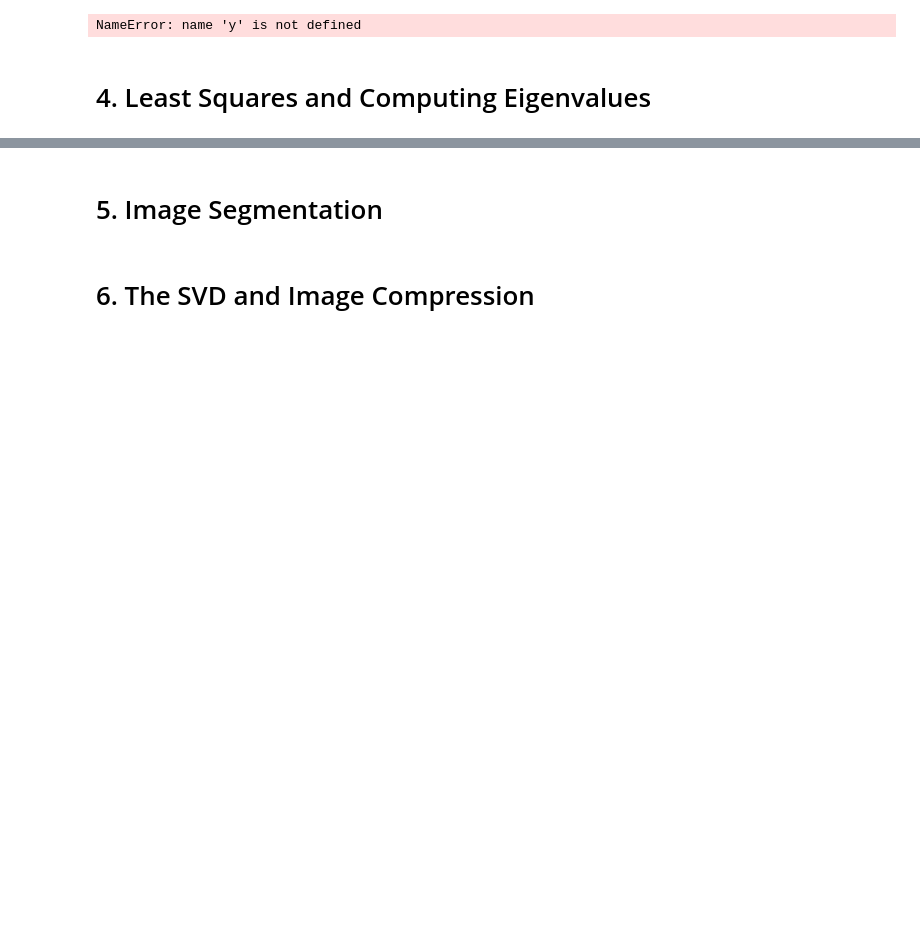
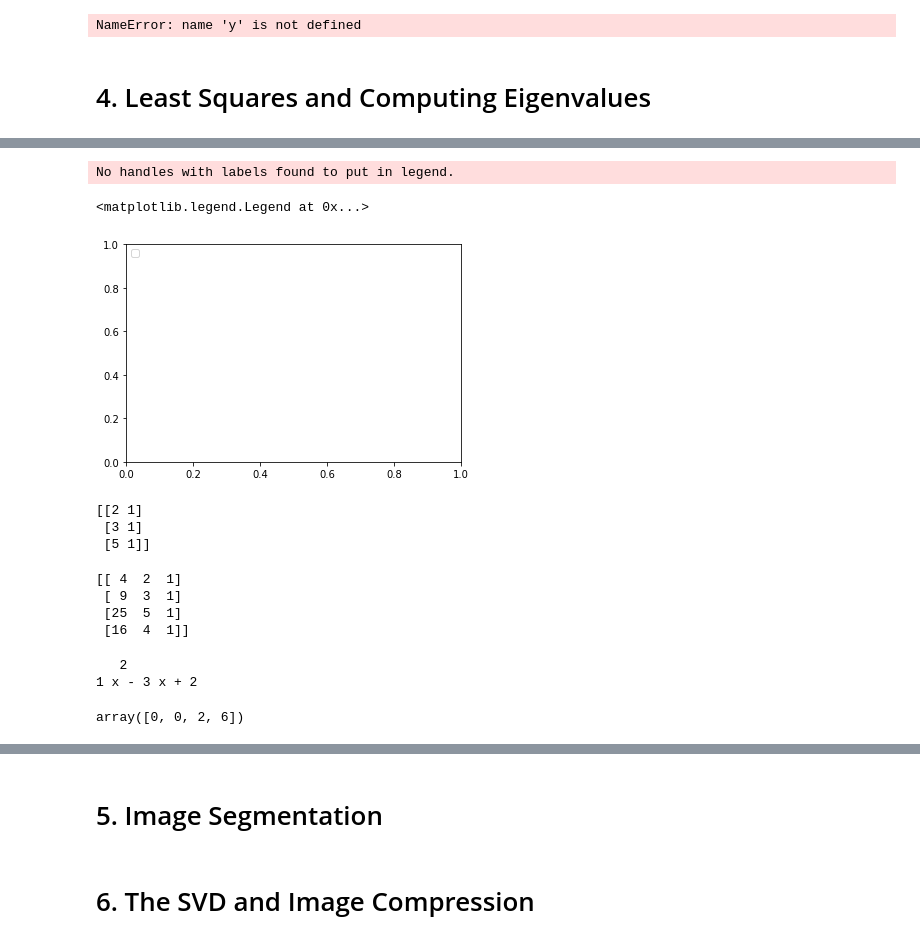
Before and after one commit to davidwhiting/Labs, a Jupyter notebook: Volume1.ipynb, the cells around one changed output, grey strips where cells are left out. Cells and saved outputs as stored; diff of their text form; code cells hidden in the pictures; blank space fills up the shorter version.

```diff
--- a/Volume1.ipynb
+++ b/Volume1.ipynb
@@ -487,0 +510,6 @@ la.norm(A1 - A, <<ord>>=np.inf) / la.norm(A, <<ord>>=np.inf)
+# %%
+plt.legend(loc="upper left")
+# %% [output]
+No handles with labels found to put in legend.
+<matplotlib.legend.Legend at 0x...>
+[figure, added]
@@ -487,0 +518,25 @@ la.norm(A1 - A, <<ord>>=np.inf) / la.norm(A, <<ord>>=np.inf)
+# %%
+print(np.vander([2, 3, 5], 2))
+# %% [output]
+[[2 1]
+ [3 1]
+ [5 1]]
+# %%
+print(np.vander([2, 3, 5, 4], 3))
+# %% [output]
+[[ 4  2  1]
+ [ 9  3  1]
+ [25  5  1]
+ [16  4  1]]
+# %%
+# Create a callable object for the polynomial f(x) = (x-1)(x-2) = x^2 - 3x + 2.
+f = np.poly1d([1, -3, 2])
+print(f)
+# %% [output]
+   2
+1 x - 3 x + 2
+# %%
+# Evaluate f(x) for several values of x in a single function call.
+f([1, 2, 3, 4])
+# %% [output]
+array([0, 0, 2, 6])
```
Also changed, not shown: parts of 6 cells of this notebook, 1 other file.
